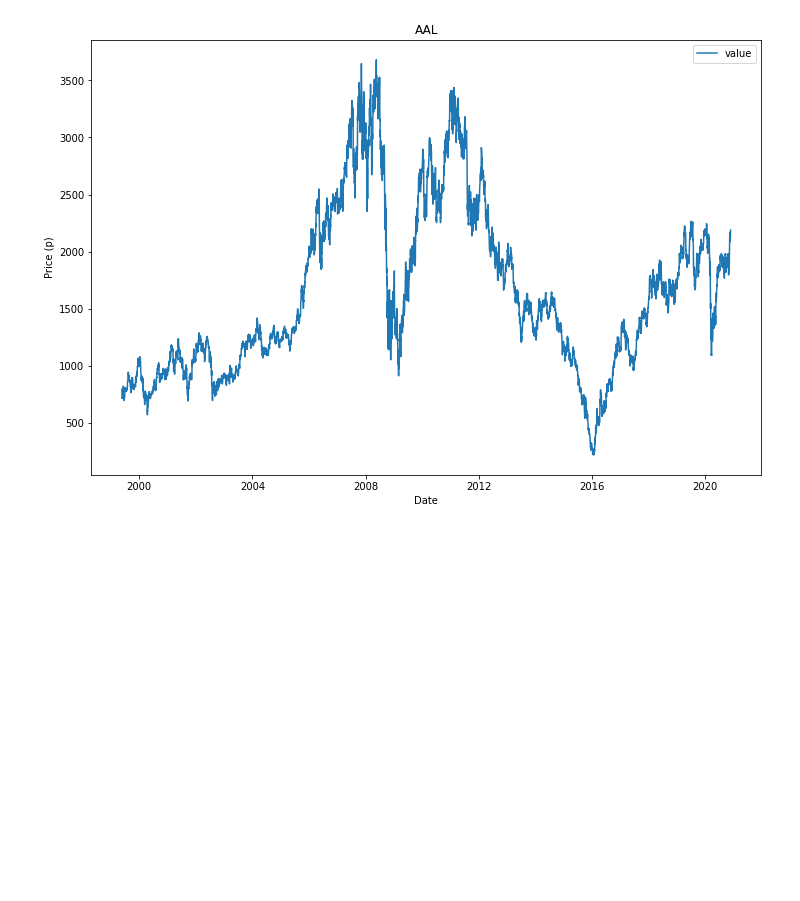
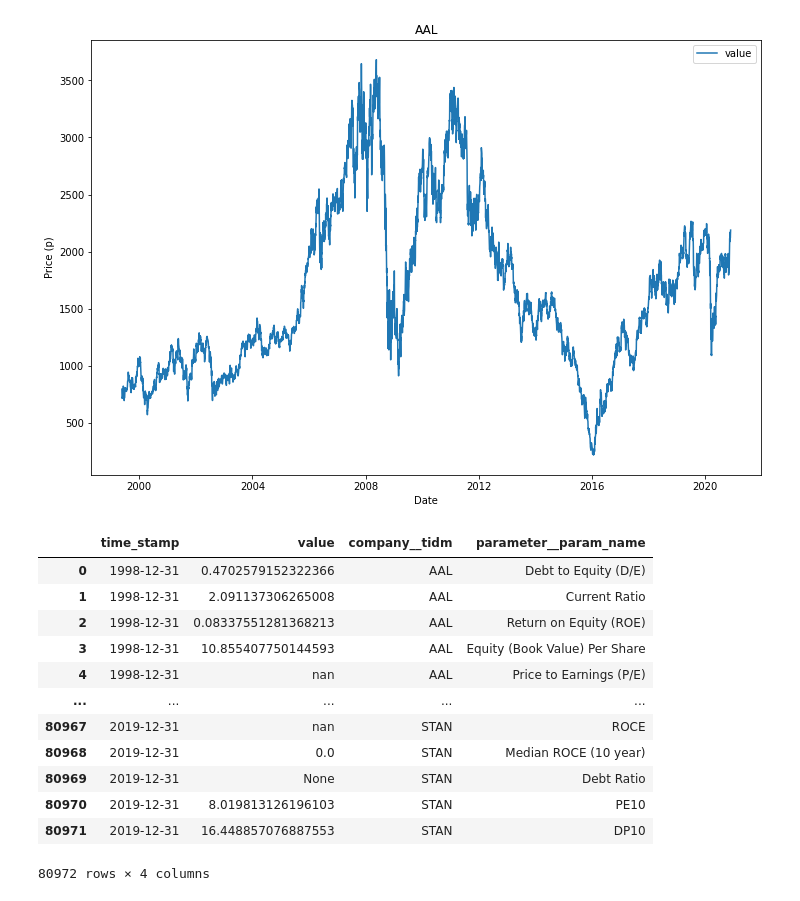
Before and after one commit to dmitchell-dev/value_investing, a Jupyter notebook: orm_jupyter_test.ipynb, the cells around one changed output. Cells and saved outputs as stored; diff of their text form; code cells hidden in the pictures; blank space fills up the shorter version.

```diff
--- a/orm_jupyter_test.ipynb
+++ b/orm_jupyter_test.ipynb
@@ -77,3 +77,21 @@ plt.ylabel('Price (p)')
 # %% [output]
 Text(0, 0.5, 'Price (p)')
 [figure]
+# %%
+calc_data = CalculatedStats.objects.get_table_joined()
+df_calc_data = pd.DataFrame(list(calc_data))
+df_calc_data
+# %% [output]
+|  | time_stamp | value | company__tidm | parameter__param_name |
+| 0 | 1998-12-31 | 0.4702579152322366 | AAL | Debt to Equity (D/E) |
+| 1 | 1998-12-31 | 2.091137306265008 | AAL | Current Ratio |
+| 2 | 1998-12-31 | 0.08337551281368213 | AAL | Return on Equity (ROE) |
+| 3 | 1998-12-31 | 10.855407750144593 | AAL | Equity (Book Value) Per Share |
+| 4 | 1998-12-31 | nan | AAL | Price to Earnings (P/E) |
+| ... | ... | ... | ... | ... |
+| 80967 | 2019-12-31 | nan | STAN | ROCE |
+| 80968 | 2019-12-31 | 0.0 | STAN | Median ROCE (10 year) |
+| 80969 | 2019-12-31 | None | STAN | Debt Ratio |
+| 80970 | 2019-12-31 | 8.019813126196103 | STAN | PE10 |
+| 80971 | 2019-12-31 | 16.448857076887553 | STAN | DP10 |
+80972 rows × 4 columns
```
